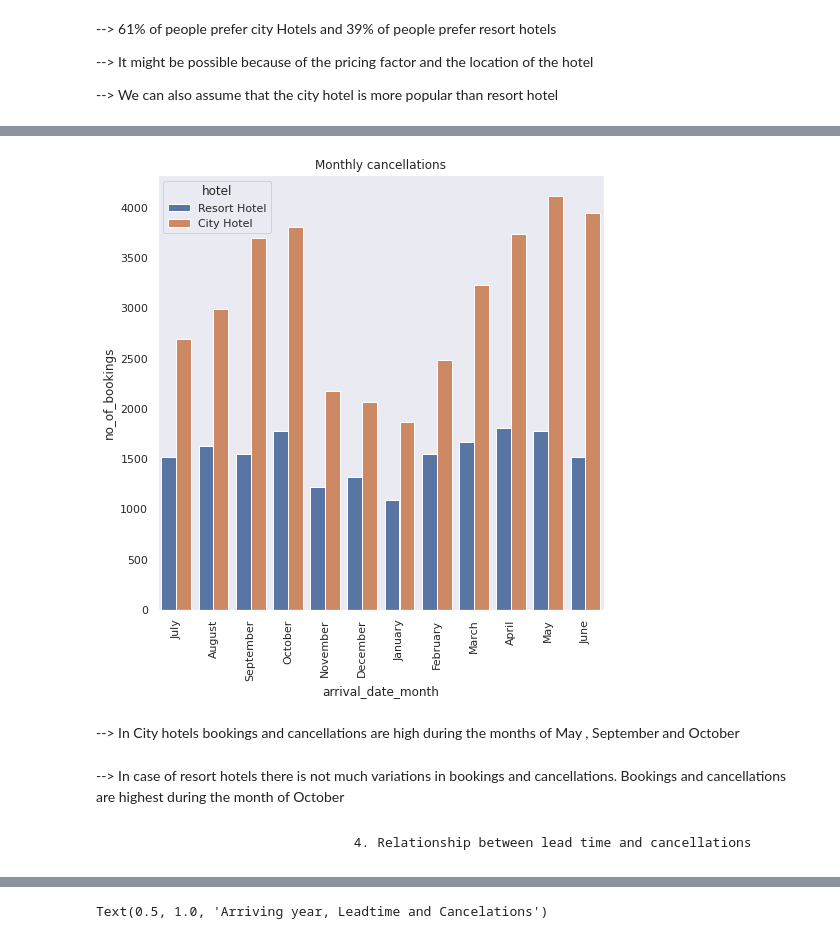
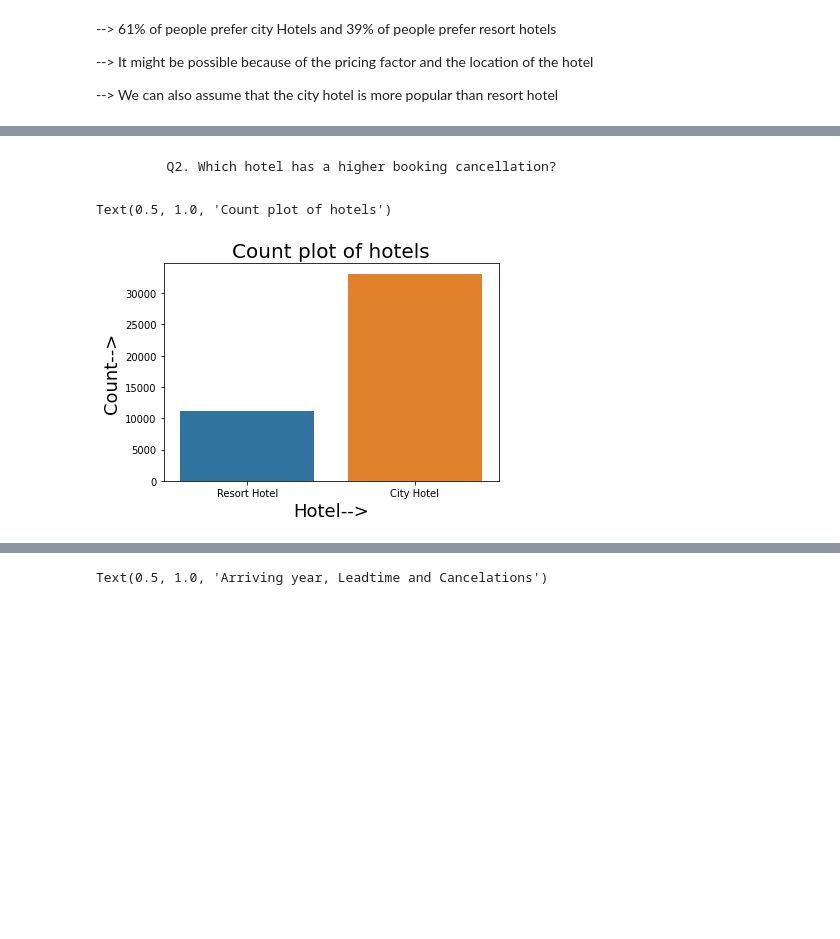
Before and after one commit to SomyaH99/Data_analysis_0f_Hotel_bookings, a Jupyter notebook: Hotel_Booking_Analysis_Capstone_Project.ipynb, the cells around one changed output, grey strips where cells are left out. Saved outputs shown, nothing was run; the diff lists cells and outputs as text; code cells hidden in the pictures; blank space fills up the shorter version.

```diff
--- a/Hotel_Booking_Analysis_Capstone_Project.ipynb
+++ b/Hotel_Booking_Analysis_Capstone_Project.ipynb
@@ -430,21 +373,12 @@ plt.show()
-# %%
-df_copy1= df.copy()
-df_copy1['no_of_bookings']= 1
-df_copy1.loc[(df_copy1.arrival_date_month== 'July')| (df_copy1.arrival_date_month== 'August'),'no_of_bookings']/=3
-df_copy1.loc[~((df_copy1.arrival_date_month== 'July')| (df_copy1.arrival_date_month== 'August')),'no_of_bookings']/=2
-df_copy1.sample(100)
-b= df_copy1[df_copy1.booking_cancel_status == 1]
-month_sorted = ['January','February','March','April','May','June','July','August','September','October','November','December']
-sns.set(style="dark")
-plt.title("Monthly cancellations")
-sns.barplot(x= 'arrival_date_month', y= 'no_of_bookings', hue= df_copy1['hotel'], estimator= sum, data= df_copy1)
-plt.xticks(rotation = 90)
-plt.show()
-# %% [output]
-[figure, removed]
-# %% [markdown]
---> In City hotels bookings and cancellations are high during the months of  May , September and October
-# %% [markdown]
---> In case of resort hotels there is not much variations in bookings and cancellations. Bookings and cancellations are highest during the month of October
-# %% [markdown]
-                                   4. Relationship between lead time and cancellations
+# %% [markdown]
+           Q2. Which hotel has a higher booking cancellation?
+# %%
+# Count plot of hotels
+h_cancel=df1[df1['booking_cancel_status']==1]
+sns.countplot(h_cancel['hotel'])
+plt.xlabel('Hotel-->',fontsize=18)
+plt.ylabel('Count-->',fontsize=18)
+plt.title('Count plot of hotels',fontsize=20)
+# %% [output]
+Text(0.5, 1.0, 'Count plot of hotels')
+[figure, added]
```
Also changed, not shown: parts of 59 cells of this notebook.
